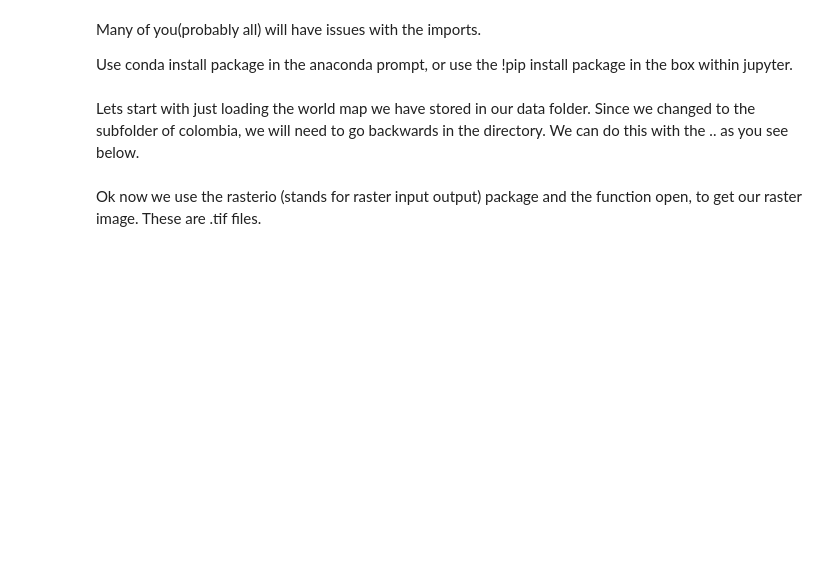
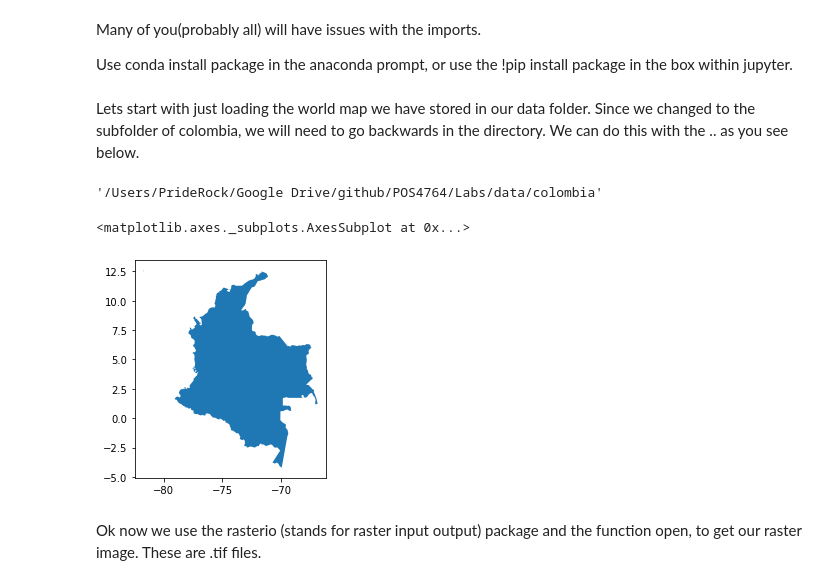
Before and after one commit to JELambert/POS4764, a Jupyter notebook: Labs/Lab 8 (Geoprocessing Toolkit 2).ipynb, the cells around one changed output. Drawn from its saved outputs; the diff is of its cells as text; code cells hidden in the pictures; blank space fills up the shorter version.

```diff
--- a/Labs/Lab 8 (Geoprocessing Toolkit 2).ipynb
+++ b/Labs/Lab 8 (Geoprocessing Toolkit 2).ipynb
@@ -189,9 +298,18 @@ Use conda install package in the anaconda prompt,
 or use the !pip install package in the box within jupyter.
 # %% [markdown]
 Lets start with just loading the world map we have stored in our data folder. Since we changed to the subfolder of colombia, we will need to go backwards in the directory.  We can do this with the .. as you see below.
+# %%
+os.getcwd()
+# %% [output]
+'/Users/PrideRock/Google Drive/github/POS4764/Labs/data/colombia'
 # %%
 world = gpd.read_file('../worldmap/cshapes.shp')
 colombia_full = world.loc[world.CNTRY_NAME == "Colombia"]
+# %%
+colombia_full.plot()
+# %% [output]
+<matplotlib.axes._subplots.AxesSubplot at 0x...>
+[figure, added]
 # %% [markdown]
 Ok now we use the rasterio (stands for raster input output) package and the function open, to get our raster image. These are .tif files.
 # %%
```
Also changed, not shown: parts of 21 cells of this notebook, 12 other files.
